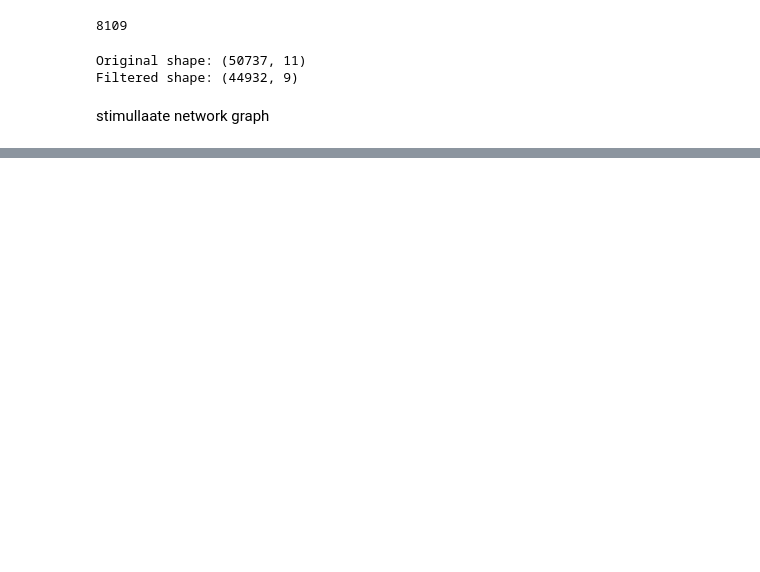
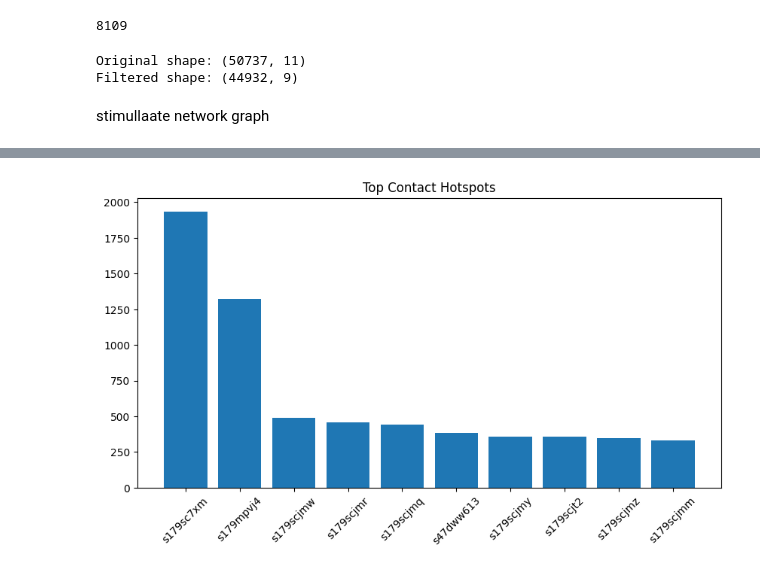
Before and after one commit to starsyntaxx/tracy_hackathon, a Jupyter notebook: 01_EDA.ipynb, the cells around one changed output, grey strips where cells are left out. Saved outputs shown, nothing was run; the diff lists cells and outputs as text; code cells hidden in the pictures; blank space fills up the shorter version.

```diff
--- a/01_EDA.ipynb
+++ b/01_EDA.ipynb
@@ -152,0 +328,5 @@ import numpy as np
+# %%
+hotspots = df.groupby('geohash').size().reset_index(name='count')
+
+hotspots = hotspots.sort_values('count', ascending=False)
+hotspots.head(10)
@@ -152,0 +345,8 @@ import numpy as np
+# %%
+plt.figure(figsize=(10,5))
+plt.bar(hotspots['geohash'][:10], hotspots['count'][:10])
+plt.xticks(rotation=45)
+plt.title("Top Contact Hotspots")
+plt.show()
+# %% [output]
+[figure, added]
```
Also changed, not shown: parts of 43 cells of this notebook.
